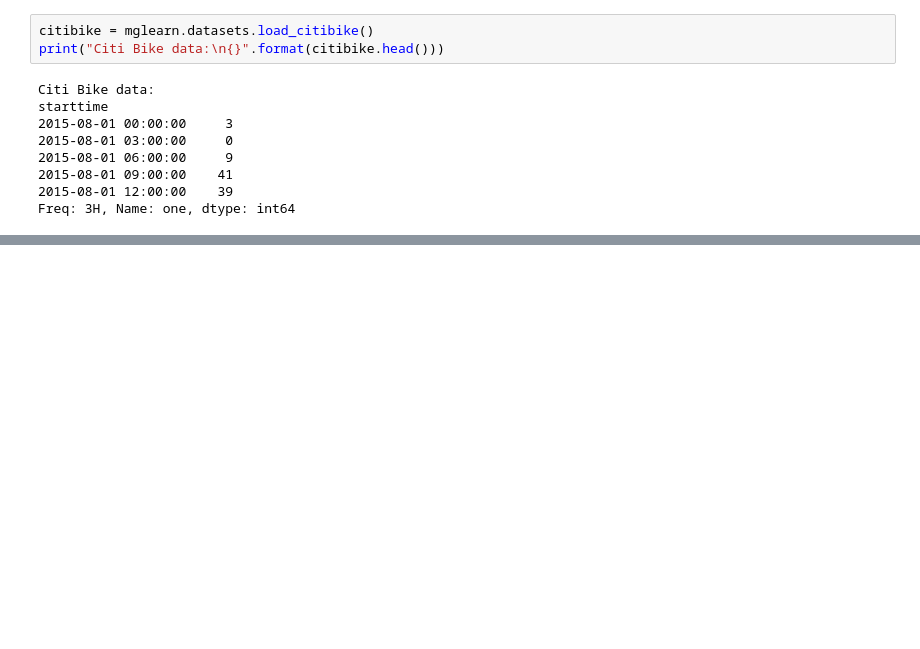
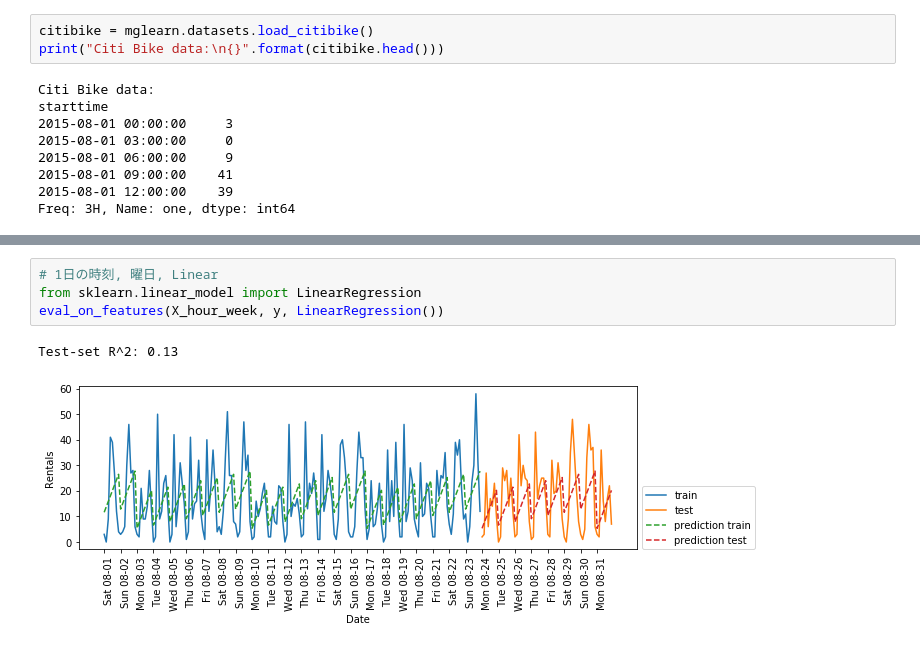
Before and after one commit to ryusei6/Introduction-to-Machine-Learning-with-Python, a Jupyter notebook: ch04/utilizing_expert_knowledge/model_based_feature_selection.ipynb, the cells around one changed output, grey strips where cells are left out. Saved outputs shown, nothing was run; the diff lists cells and outputs as text; blank space fills up the shorter version.

```diff
--- a/ch04/utilizing_expert_knowledge/model_based_feature_selection.ipynb
+++ b/ch04/utilizing_expert_knowledge/model_based_feature_selection.ipynb
@@ -42,0 +95,7 @@ Text(0, 0.5, 'Rentals')
+# %%
+# 1日の時刻, 曜日, Linear
+from sklearn.linear_model import LinearRegression
+eval_on_features(X_hour_week, y, LinearRegression())
+# %% [output]
+Test-set R^2: 0.13
+[figure, added]
```
Also changed, not shown: parts of 14 cells of this notebook.
